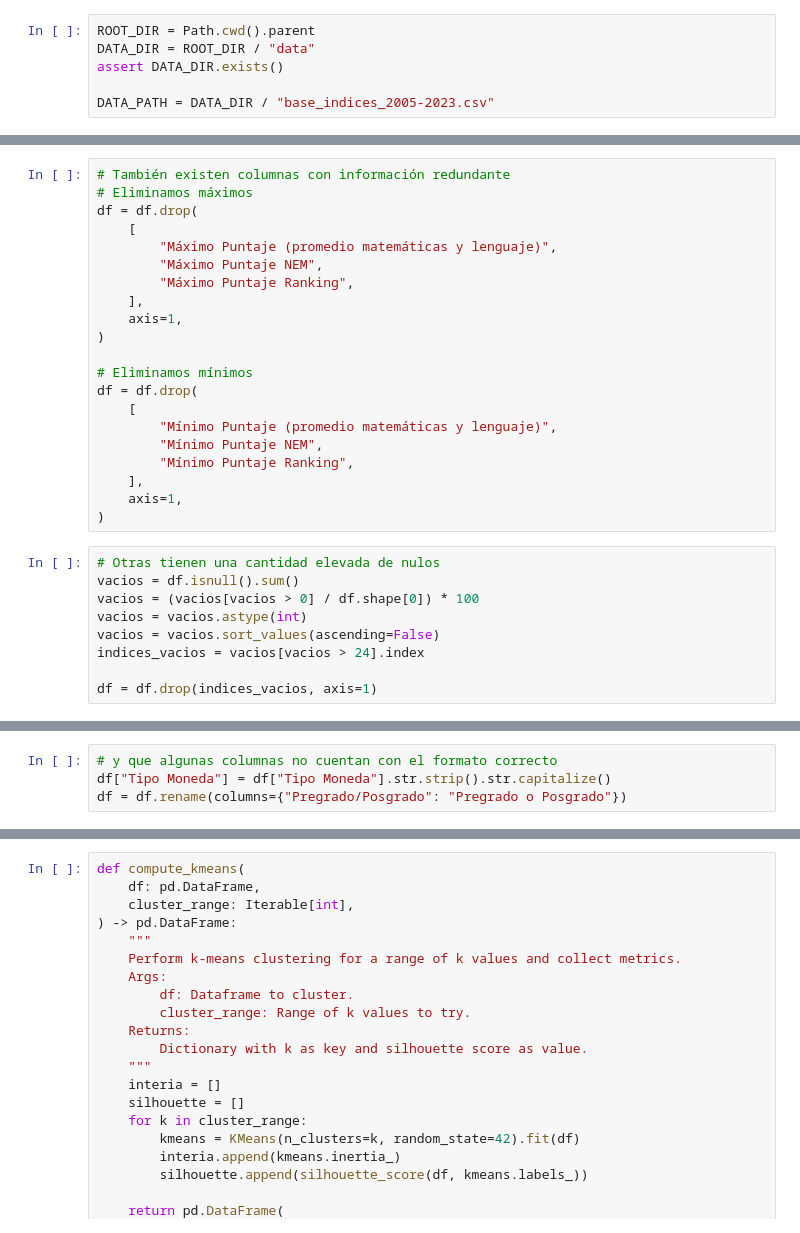
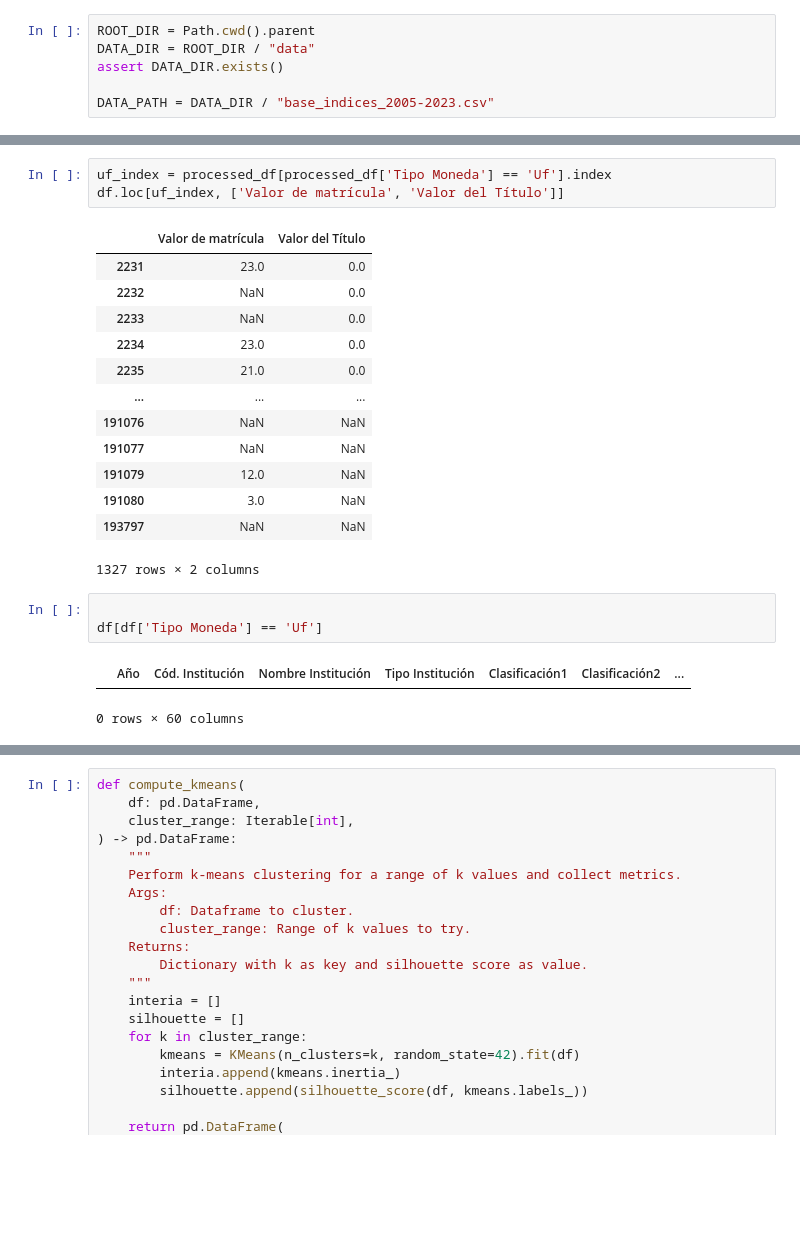
Before and after one commit to pabloskewes/proyecto-mineria-de-datos, a Jupyter notebook: hito3/exploracion.ipynb, the cells around one changed output, grey strips where cells are left out. Saved outputs shown, nothing was run; the diff lists cells and outputs as text; blank space fills up the shorter version.

```diff
--- a/hito3/exploracion.ipynb
+++ b/hito3/exploracion.ipynb
@@ -78,30 +93,0 @@ df = df.drop(
-# %%
-# También existen columnas con información redundante
-# Eliminamos máximos
-df = df.drop(
-    [
-        "Máximo Puntaje (promedio matemáticas y lenguaje)",
-        "Máximo Puntaje NEM",
-        "Máximo Puntaje Ranking",
-    ],
-    axis=1,
-)
-
-# Eliminamos mínimos
-df = df.drop(
-    [
-        "Mínimo Puntaje (promedio matemáticas y lenguaje)",
-        "Mínimo Puntaje NEM",
-        "Mínimo Puntaje Ranking",
-    ],
-    axis=1,
-)
-# %%
-# Otras tienen una cantidad elevada de nulos
-vacios = df.isnull().sum()
-vacios = (vacios[vacios > 0] / df.shape[0]) * 100
-vacios = vacios.astype(int)
-vacios = vacios.sort_values(ascending=False)
-indices_vacios = vacios[vacios > 24].index
-
-df = df.drop(indices_vacios, axis=1)
@@ -112,4 +93,0 @@ df["Pregrado/Posgrado"].value_counts(normalize=True)
-# %%
-# y que algunas columnas no cuentan con el formato correcto
-df["Tipo Moneda"] = df["Tipo Moneda"].str.strip().str.capitalize()
-df = df.rename(columns={"Pregrado/Posgrado": "Pregrado o Posgrado"})
@@ -115,0 +185,23 @@ df = df.rename(columns={"Pregrado/Posgrado": "Pregrado o Posgrado"})
+# %%
+uf_index = processed_df[processed_df['Tipo Moneda'] == 'Uf'].index
+df.loc[uf_index, ['Valor de matrícula', 'Valor del Título']]
+# %% [output]
+|  | Valor de matrícula | Valor del Título |
+| 2231 | 23.0 | 0.0 |
+| 2232 | NaN | 0.0 |
+| 2233 | NaN | 0.0 |
+| 2234 | 23.0 | 0.0 |
+| 2235 | 21.0 | 0.0 |
+| ... | ... | ... |
+| 191076 | NaN | NaN |
+| 191077 | NaN | NaN |
+| 191079 | 12.0 | NaN |
+| 191080 | 3.0 | NaN |
+| 193797 | NaN | NaN |
+1327 rows × 2 columns
+# %%
+
+df[df['Tipo Moneda'] == 'Uf']
+# %% [output]
+|  | Año | Cód. Institución | Nombre Institución | Tipo Institución | Clasificación1 | Clasificación2 | ... |
+0 rows × 60 columns
```
Also changed, not shown: parts of 21 cells of this notebook, 3 other files.
